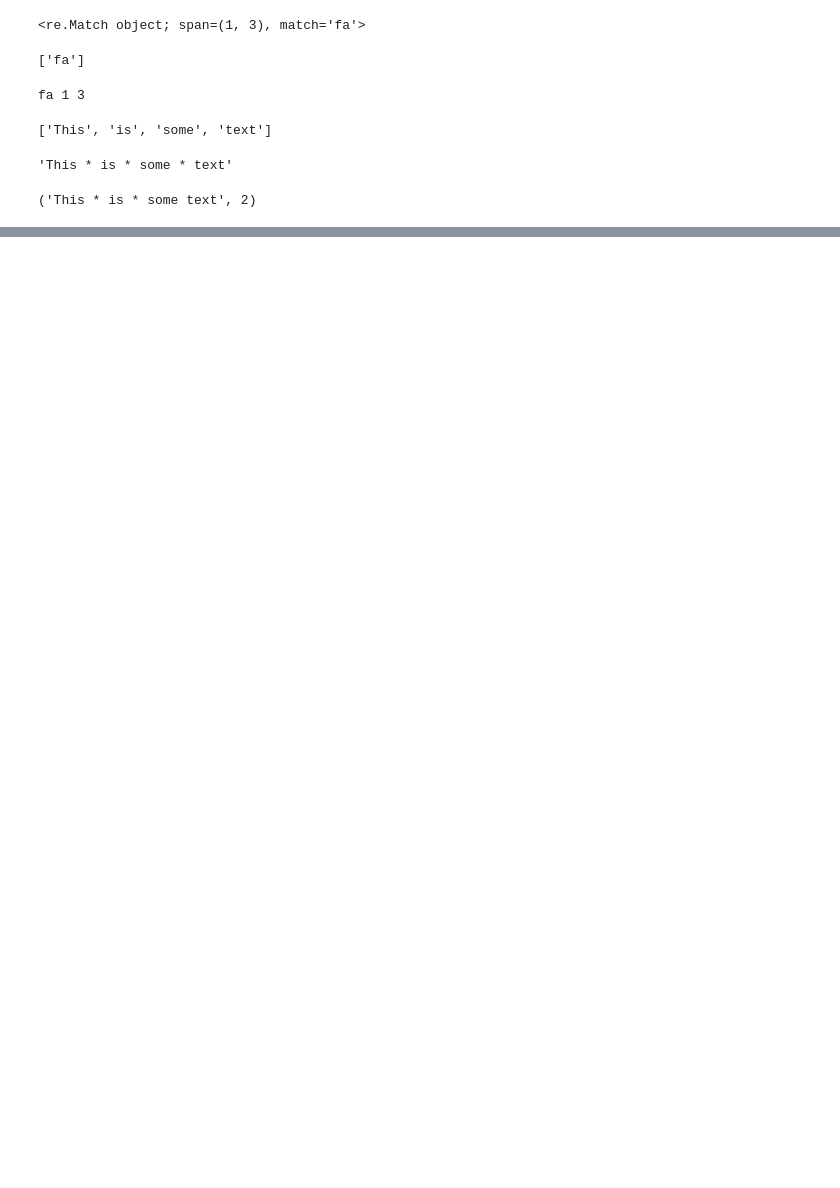
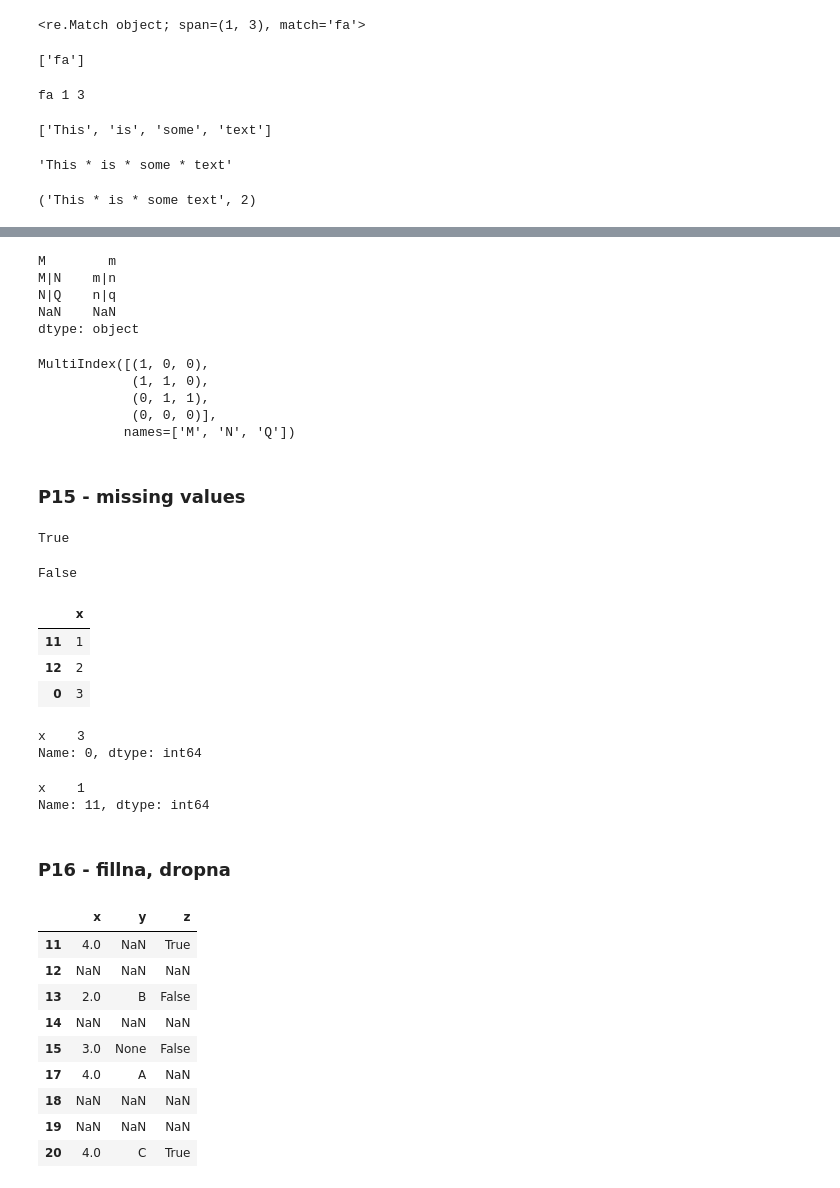
Before and after one commit to amin-torabi/learndataa, a Jupyter notebook: ds_beginner/pandas.ipynb, the cells around one changed output, grey strips where cells are left out. Drawn from its saved outputs; the diff is of its cells as text; code cells hidden in the pictures; blank space fills up the shorter version.

```diff
--- a/ds_beginner/pandas.ipynb
+++ b/ds_beginner/pandas.ipynb
@@ -995,0 +1171,76 @@ re.subn("\s", " * ", s, 2)
+# %%
+s.index = ['M', 'M|N', 'N|Q', np.nan]
+s
+# %% [output]
+M        m
+M|N    m|n
+N|Q    n|q
+NaN    NaN
+dtype: object
+# %%
+# get_dummies wo sep
+
+x = s.index.str.get_dummies(sep='|')
+x
+# %% [output]
+MultiIndex([(1, 0, 0),
+            (1, 1, 0),
+            (0, 1, 1),
+            (0, 0, 0)],
+           names=['M', 'N', 'Q'])
+# %% [markdown]
+### P15 - missing values
+# %%
+None == None
+# %% [output]
+True
+# %%
+np.nan == np.nan
+# %% [output]
+False
+# %%
+# sidenote
+
+a = pd.DataFrame(
+    {'x': [1, 2, 3]},
+    index=[11, 12, 0]
+)
+a
+# %% [output]
+|  | x |
+| 11 | 1 |
+| 12 | 2 |
+| 0 | 3 |
+# %%
+a.loc[0]
+# %% [output]
+x    3
+Name: 0, dtype: int64
+# %%
+a.iloc[0]
+# %% [output]
+x    1
+Name: 11, dtype: int64
+# %% [markdown]
+### P16 - fillna, dropna
+# %%
+df = pd.DataFrame({
+    'x': np.random.randint(0,5, 5),
+    'y': [np.nan,'B',None,'A','C'],
+    'z': [True, False, False, np.nan, True]
+    },
+    index=pd.Series([11,13,15,17,20])
+)
+df2 = df.reindex([11,12,13,14,15,17,18,19,20])
+df2
+# %% [output]
+|  | x | y | z |
+| 11 | 4.0 | NaN | True |
+| 12 | NaN | NaN | NaN |
+| 13 | 2.0 | B | False |
+| 14 | NaN | NaN | NaN |
+| 15 | 3.0 | None | False |
+| 17 | 4.0 | A | NaN |
+| 18 | NaN | NaN | NaN |
+| 19 | NaN | NaN | NaN |
+| 20 | 4.0 | C | True |
```
Also changed, not shown: parts of 19 cells of this notebook.
